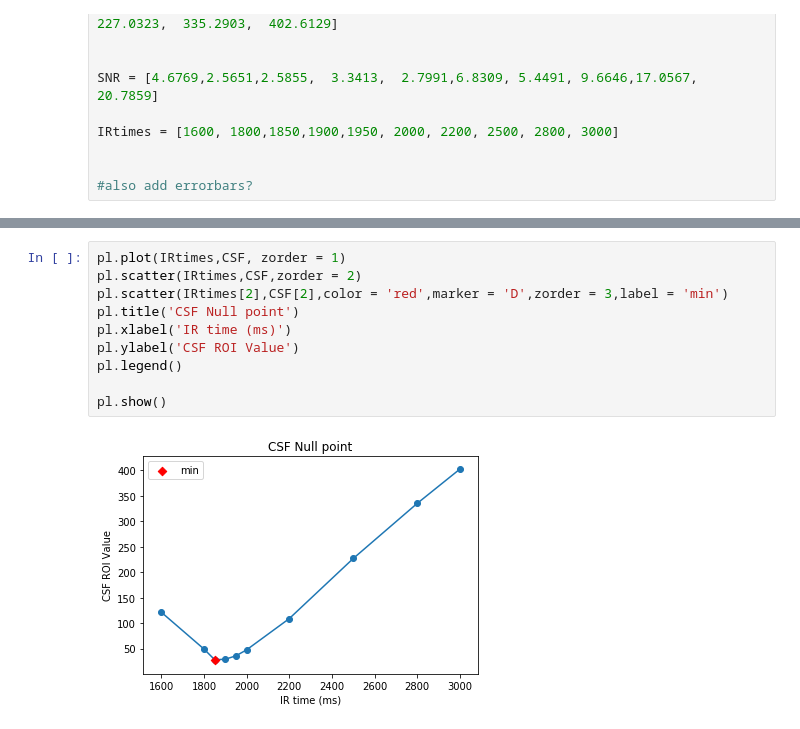
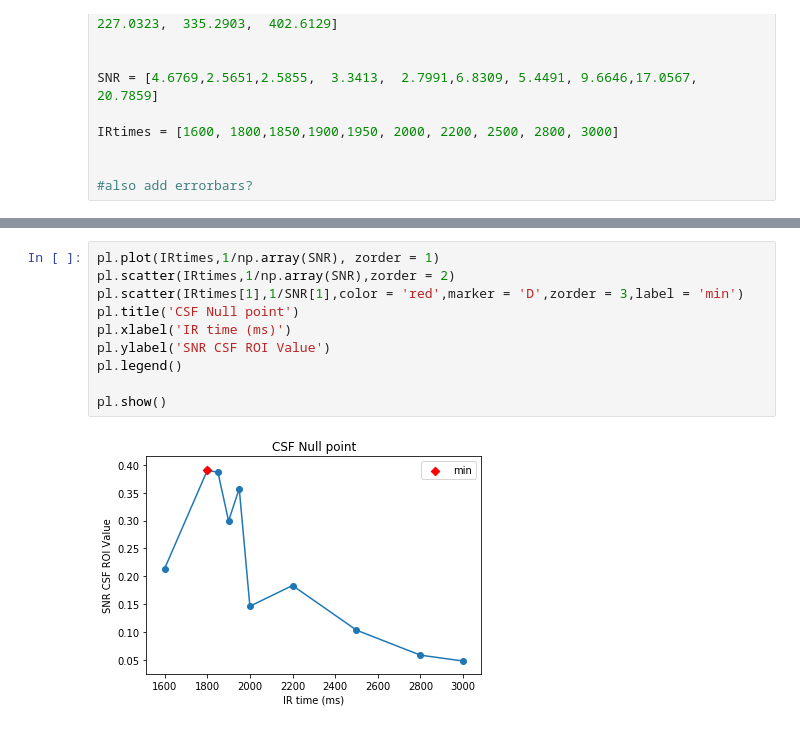
Before and after one commit to miramliu/Dissertation_Code, a Jupyter notebook: CSF_NullPlot.ipynb, the cells around one changed output, grey strips where cells are left out. Drawn from its saved outputs; the diff is of its cells as text.

Commit message:
updated plots

```diff
--- a/CSF_NullPlot.ipynb
+++ b/CSF_NullPlot.ipynb
@@ -89,12 +102,12 @@ pl.show()
 # %%
-pl.plot(IRtimes,CSF, zorder = 1)
-pl.scatter(IRtimes,CSF,zorder = 2)
-pl.scatter(IRtimes[2],CSF[2],color = 'red',marker = 'D',zorder = 3,label = 'min')
+pl.plot(IRtimes,1/np.array(SNR), zorder = 1)
+pl.scatter(IRtimes,1/np.array(SNR),zorder = 2)
+pl.scatter(IRtimes[1],1/SNR[1],color = 'red',marker = 'D',zorder = 3,label = 'min')
 pl.title('CSF Null point')
 pl.xlabel('IR time (ms)')
-pl.ylabel('CSF ROI Value')
+pl.ylabel('SNR CSF ROI Value')
 pl.legend()
 
 pl.show()
 # %% [output]
-[figure, old version]
+[figure, new version]
```
Also changed, not shown: parts of 4 cells of this notebook.
